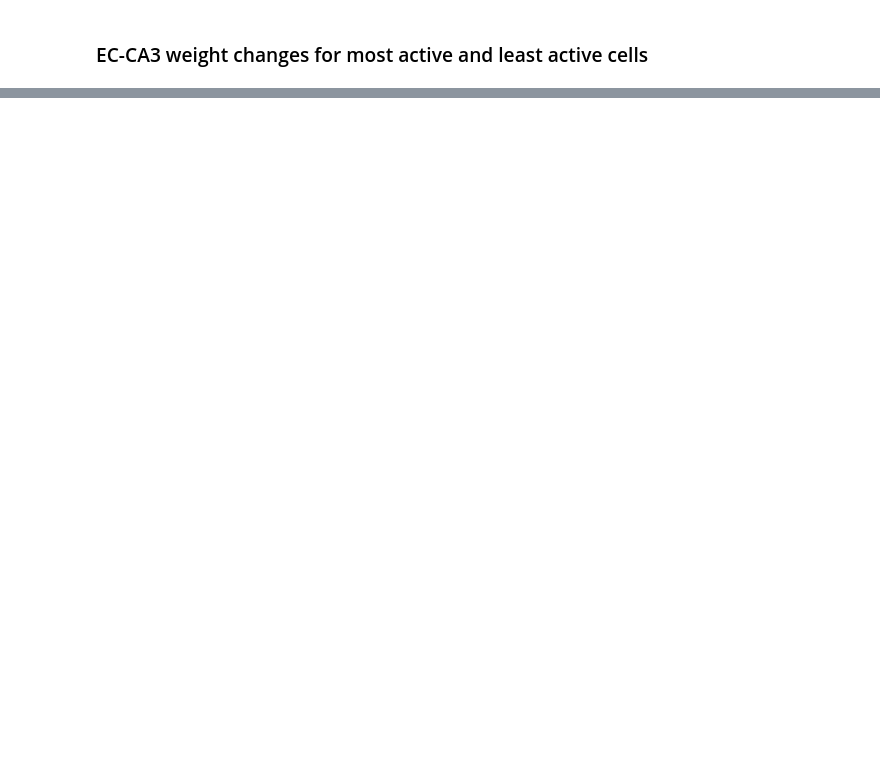
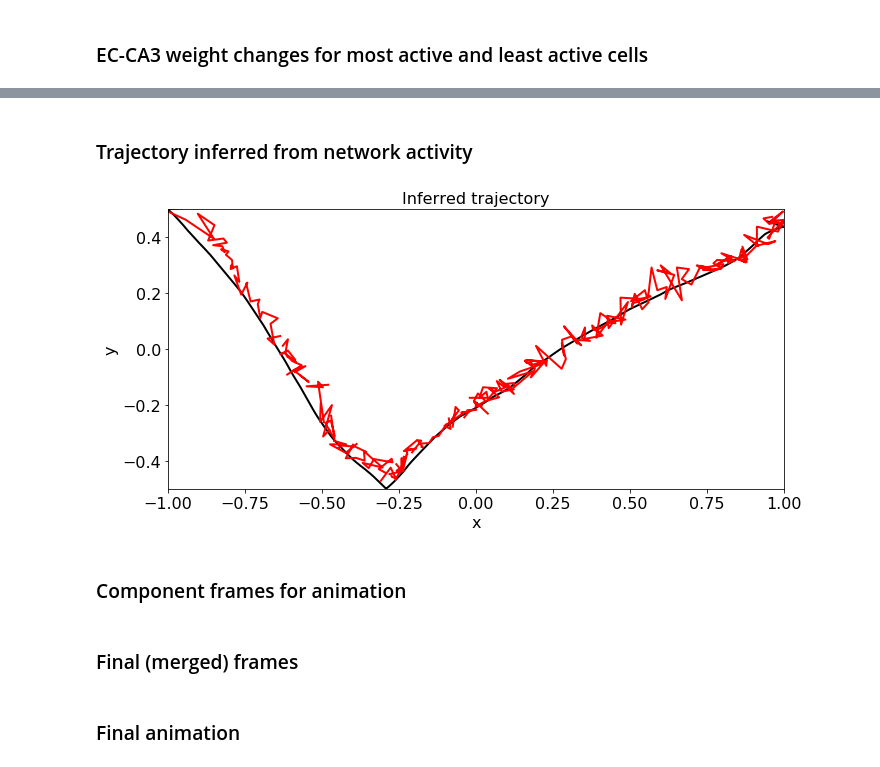
Before and after one commit to rkp8000/network_replay, a Jupyter notebook: 2_basic_plasticity.ipynb, the cells around one changed output, grey strips where cells are left out. Drawn from its saved outputs; the diff is of its cells as text; code cells hidden in the pictures; blank space fills up the shorter version.

Commit message:
Add animation.

```diff
--- a/2_basic_plasticity.ipynb
+++ b/2_basic_plasticity.ipynb
@@ -348,0 +349,27 @@ for ax in axs:
+# %% [markdown]
+### Trajectory inferred from network activity
+# %%
+inferred = InferredTraj(
+    ntwk_file=ntwk_file,
+    time_file=time_file,
+    window=0.05)
+
+fig, ax = plt.subplots(1, 1, figsize=FIG_SIZE, tight_layout=True)
+ax.plot(*traj.xys[ts < DUR_RUN].T, color='k', lw=2)
+ax.plot(*inferred.xys[ts < DUR_RUN].T, color='r', lw=2)
+
+ax.set_xlim(BOX[:2])
+ax.set_ylim(BOX[2:])
+
+ax.set_xlabel('x')
+ax.set_ylabel('y')
+
+ax.set_title('Inferred trajectory')
+
+plot.set_font_size(ax, 16)
+
+inferred_file = inferred.save(os.path.join(SAVE_DIR, 'inferred.npy'))
+# %% [output]
+[figure, added]
+# %% [markdown]
+### Component frames for animation
@@ -348,0 +416,2 @@ for ax in axs:
+# %% [markdown]
+### Final (merged) frames
@@ -348,0 +425,2 @@ for ax in axs:
+# %% [markdown]
+### Final animation
```
Also changed, not shown: parts of 7 cells of this notebook.
